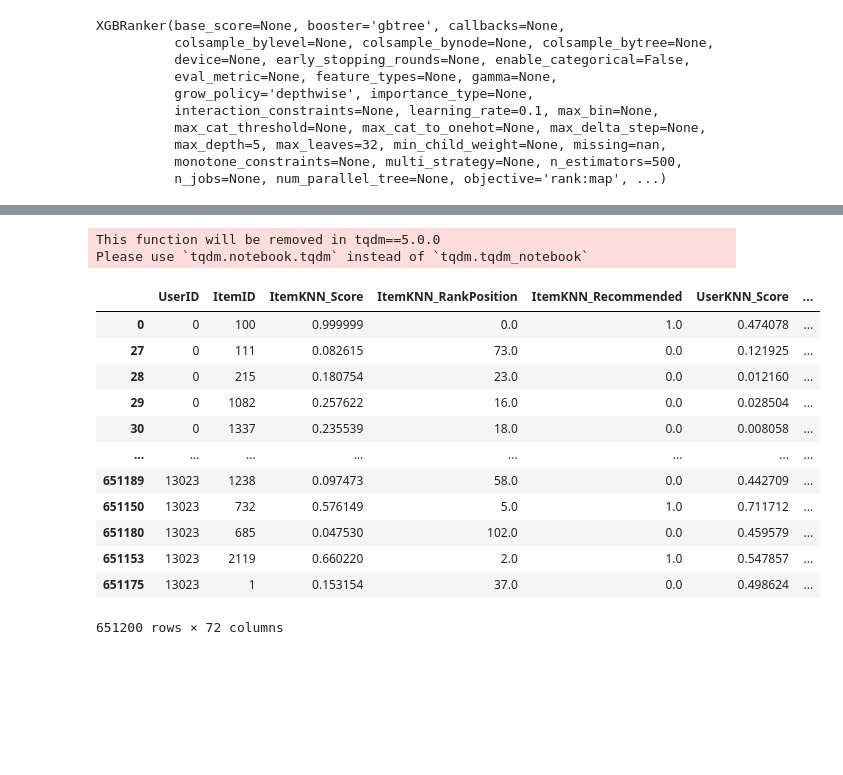
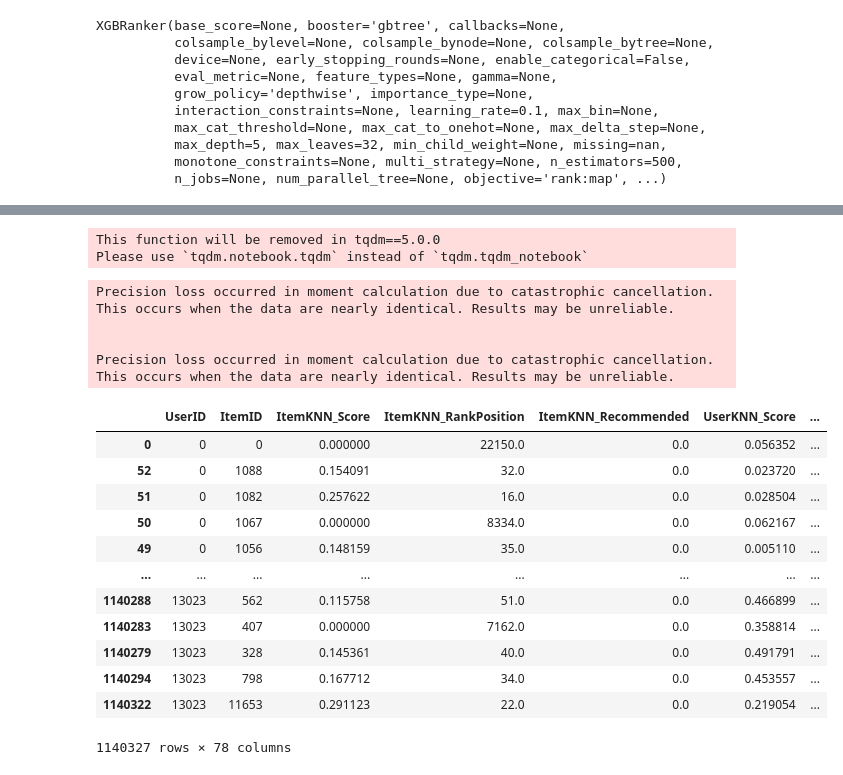
Before and after one commit to CarloSgaravatti/Recsys_Challenge_2023, a Jupyter notebook: challenge_notebooks/xgboost.ipynb, the cells around one changed output, grey strips where cells are left out. Drawn from its saved outputs; the diff is of its cells as text; code cells hidden in the pictures; blank space fills up the shorter version.

Commit message:
Kaggle Notebook | XGBoost | Version 49

```diff
--- a/challenge_notebooks/xgboost.ipynb
+++ b/challenge_notebooks/xgboost.ipynb
@@ -1266,6 +1411,8 @@ recommender_object_dict = {
     'EaseR': recommender_ease_r,
     'IALS': recommender_ials,
     'MultVAE': recommender_vae,
+    'HHP': recommender_hhp,
+    'TWRA': recommender_twra,
     # 'ALS': recommender_als
 }
 # %%
@@ -1276,7 +1423,10 @@ final_train_dataframe = pd.DataFrame(index=range(0, n_users), columns = ["ItemID
 final_train_dataframe.index.name='UserID'
 
 for user_id in tqdm.tqdm_notebook(range(n_users)):
-    recommendations = recommender_slim_recall.recommend(user_id, cutoff = cutoff)
+    recommendations_slim = recommender_slim_recall.recommend(user_id, cutoff = cutoff)
+    recommendations_knn = recommender_item_recall.recommend(user_id, cutoff = cutoff)
+    recommendations_rp3 = recommender_rp3_recall.recommend(user_id, cutoff = cutoff)
+    recommendations = np.union1d(recommendations_slim, np.union1d(recommendations_knn, recommendations_rp3))
     final_train_dataframe.loc[user_id, "ItemID"] = recommendations
 
 final_train_dataframe = final_train_dataframe.explode("ItemID")
@@ -1470,9 +1620,6 @@ recommender_slim_bpr.load_model('/kaggle/working/Recsys_Challenge_2023/models/',
 recommender_slim = SLIMElasticNetRecommender(URM_all)
 recommender_slim.load_model('/kaggle/working/Recsys_Challenge_2023/models/', 'slim_elastic_all.zip')
 
-recommender_slim_recall = SLIMElasticNetRecommender(URM_all)
-recommender_slim_recall.load_model('/kaggle/working/', 'slim_recall_all.zip')
-
 recommender_ease_r = EASE_R_Recommender(URM_all)
 recommender_ease_r.load_model('/kaggle/working/Recsys_Challenge_2023/models/', 'ease_r_all.zip')
 
@@ -1482,11 +1629,25 @@ recommender_ials.load_model('/kaggle/working/', 'ials_all.zip')
 recommender_vae = MultVAERecommender(URM_all)
 recommender_vae.load_model('/kaggle/working/', 'mult_vae_2_all')
 
+recommender_hhp = HHPRecommender(URM_all)
+recommender_hhp.fit(**params_hhp)
+
+recommender_twra = TwoWayRankAggregationRecommender(URM_all)
+recommender_twra.fit(**params_twra)
+
 # recommender_als = ALSImplicitRecommender(URM_all)
 # recommender_als.load_model('/kaggle/working/', 'als_all.npz')
 
-hybrid_similarity = ItemKNNSimilarityHybridRecommender(URM_all, recommender_item.W_sparse, recommender_rp3.W_sparse)
-hybrid_similarity.fit(**params_merging)
+########################## CANDIDATE GENERATORS ##########################
+
+recommender_slim_recall = SLIMElasticNetRecommender(URM_all)
+recommender_slim_recall.load_model('/kaggle/working/', 'slim_recall_all.zip')
+
+recommender_rp3_recall = RP3betaRecommender(URM_all)
+recommender_rp3_recall.fit(**params_rp3_recall)
+
+recommender_item_recall = ItemKNNCFRecommender(URM_all)
+recommender_item_recall.fit(**params_item_knn)
 # %% [output]
 ItemKNNCFRecommender: URM Detected 386 ( 3.0%) users with no interactions.
 ItemKNNCFRecommender: URM Detected 125 ( 0.6%) items with no interactions.
@@ -1520,6 +1681,8 @@ recommender_object_dict = {
     'EaseR': recommender_ease_r,
     'IALS': recommender_ials,
     'MultVAE': recommender_vae,
+    'HHP': recommender_hhp,
+    'TWRA': recommender_twra,
     # 'ALS': recommender_als
 }
 # %%
@@ -1530,7 +1693,10 @@ prediction_dataframe = pd.DataFrame(index=range(0, n_users), columns = ["ItemID"
 prediction_dataframe.index.name='UserID'
 
 for user_id in tqdm.tqdm_notebook(range(n_users)):
-    recommendations = recommender_slim_recall.recommend(user_id, cutoff = cutoff)
+    recommendations_slim = recommender_slim_recall.recommend(user_id, cutoff = cutoff)
+    recommendations_knn = recommender_item_recall.recommend(user_id, cutoff = cutoff)
+    recommendations_rp3 = recommender_rp3_recall.recommend(user_id, cutoff = cutoff)
+    recommendations = np.union1d(recommendations_slim, np.union1d(recommendations_knn, recommendations_rp3))
     prediction_dataframe.loc[user_id, "ItemID"] = recommendations
 
 prediction_dataframe = prediction_dataframe.explode("ItemID")
@@ -1612,45 +1778,49 @@ prediction_dataframe['Skew_RankPosition'] = prediction_dataframe[position_column
 prediction_dataframe['Kurtosis_RankPosition'] = prediction_dataframe[position_columns].kurtosis(axis=1)
 
 item_popularity = np.ediff1d(sps.csc_matrix(URM_all).indptr)
 item_popularity = item_popularity / np.max(item_popularity)
 prediction_dataframe['item_popularity'] = item_popularity[prediction_dataframe["ItemID"].values.astype(int)]
 
 user_popularity = np.ediff1d(sps.csr_matrix(URM_all).indptr)
 user_popularity = user_popularity / np.max(user_popularity)
 prediction_dataframe['user_profile_len'] = user_popularity[prediction_dataframe["UserID"].values.astype(int)]
 
 mainstream_user = URM_all.dot(item_popularity) / np.where(user_popularity == 0, 1, user_popularity)
 prediction_dataframe['mainstream_user'] = mainstream_user[prediction_dataframe["UserID"].values.astype(int)]
 
 mainstream_item = URM_all.T.dot(user_popularity) / np.where(item_popularity == 0, 1, item_popularity)
 prediction_dataframe['mainstream_item'] = mainstream_item[prediction_dataframe["ItemID"].values.astype(int)]
 
 user_factors_df = pd.DataFrame(user_factors_final_train[:, :5], columns=[f'user_factor_{i}' for i in range(user_factors_final_train[:, :5].shape[1])])
 item_factors_df = pd.DataFrame(item_factors_final_train[:, :5], columns=[f'item_factor_{i}' for i in range(item_factors_final_train[:, :5].shape[1])])
 
 prediction_dataframe = prediction_dataframe.merge(item_factors_df, left_on='ItemID', right_index=True)
 prediction_dataframe = prediction_dataframe.merge(user_factors_df, left_on='UserID', right_index=True)
 prediction_dataframe = prediction_dataframe.sort_values(by='UserID')
 
 prediction_dataframe["UserID"] = prediction_dataframe["UserID"].astype(int)
 prediction_dataframe["ItemID"] = prediction_dataframe["ItemID"].astype(int)
 prediction_dataframe
 # %% [output]
 This function will be removed in tqdm==5.0.0
 Please use `tqdm.notebook.tqdm` instead of `tqdm.tqdm_notebook`
+Precision loss occurred in moment calculation due to catastrophic cancellation. This occurs when the data are nearly identical. Results may be unreliable.
+
+
+Precision loss occurred in moment calculation due to catastrophic cancellation. This occurs when the data are nearly identical. Results may be unreliable.
 |  | UserID | ItemID | ItemKNN_Score | ItemKNN_RankPosition | ItemKNN_Recommended | UserKNN_Score | ... |
-| 0 | 0 | 100 | 0.999999 | 0.0 | 1.0 | 0.474078 | ... |
-| 27 | 0 | 111 | 0.082615 | 73.0 | 0.0 | 0.121925 | ... |
-| 28 | 0 | 215 | 0.180754 | 23.0 | 0.0 | 0.012160 | ... |
-| 29 | 0 | 1082 | 0.257622 | 16.0 | 0.0 | 0.028504 | ... |
-| 30 | 0 | 1337 | 0.235539 | 18.0 | 0.0 | 0.008058 | ... |
+| 0 | 0 | 0 | 0.000000 | 22150.0 | 0.0 | 0.056352 | ... |
+| 52 | 0 | 1088 | 0.154091 | 32.0 | 0.0 | 0.023720 | ... |
+| 51 | 0 | 1082 | 0.257622 | 16.0 | 0.0 | 0.028504 | ... |
+| 50 | 0 | 1067 | 0.000000 | 8334.0 | 0.0 | 0.062167 | ... |
+| 49 | 0 | 1056 | 0.148159 | 35.0 | 0.0 | 0.005110 | ... |
 | ... | ... | ... | ... | ... | ... | ... | ... |
-| 651189 | 13023 | 1238 | 0.097473 | 58.0 | 0.0 | 0.442709 | ... |
-| 651150 | 13023 | 732 | 0.576149 | 5.0 | 1.0 | 0.711712 | ... |
-| 651180 | 13023 | 685 | 0.047530 | 102.0 | 0.0 | 0.459579 | ... |
-| 651153 | 13023 | 2119 | 0.660220 | 2.0 | 1.0 | 0.547857 | ... |
-| 651175 | 13023 | 1 | 0.153154 | 37.0 | 0.0 | 0.498624 | ... |
+| 1140288 | 13023 | 562 | 0.115758 | 51.0 | 0.0 | 0.466899 | ... |
+| 1140283 | 13023 | 407 | 0.000000 | 7162.0 | 0.0 | 0.358814 | ... |
+| 1140279 | 13023 | 328 | 0.145361 | 40.0 | 0.0 | 0.491791 | ... |
+| 1140294 | 13023 | 798 | 0.167712 | 34.0 | 0.0 | 0.453557 | ... |
+| 1140322 | 13023 | 11653 | 0.291123 | 22.0 | 0.0 | 0.219054 | ... |
-651200 rows × 72 columns
+1140327 rows × 78 columns
 # %%
 recommender = XGBoostRerankerRecommender(URM_all, XGB_model, prediction_dataframe)
 # %%
```
Also changed, not shown: parts of 35 cells of this notebook.
